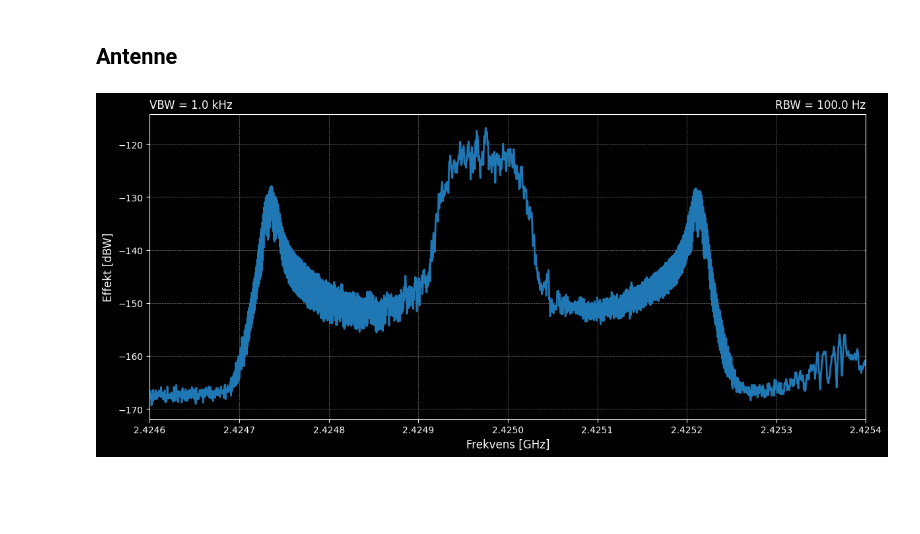
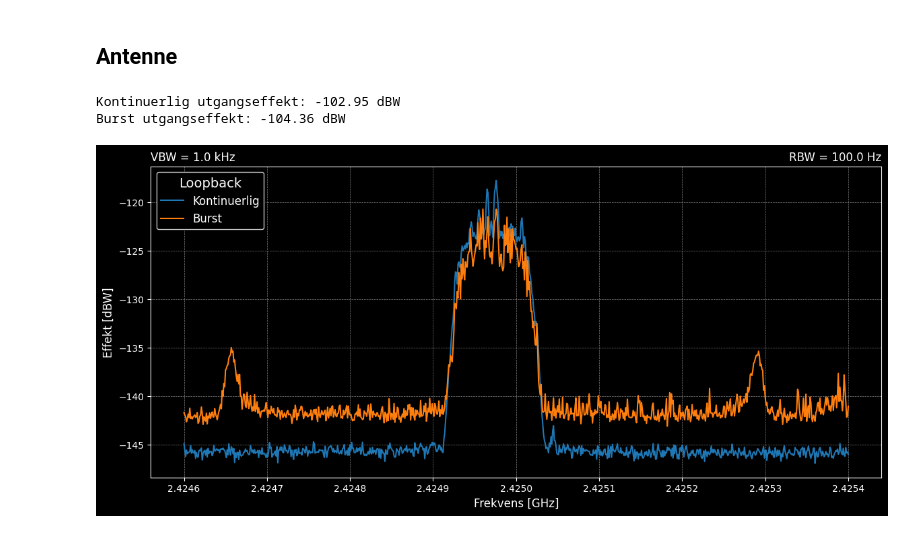
Before and after one commit to SkaugJr/TTT4145-Radiokommunikasjon, a Jupyter notebook: Prosjekt/Spektrum.ipynb, the cells around one changed output. Saved outputs shown, nothing was run; the diff lists cells and outputs as text; code cells hidden in the pictures; blank space fills up the shorter version.

```diff
--- a/Prosjekt/Spektrum.ipynb
+++ b/Prosjekt/Spektrum.ipynb
@@ -167,30 +134,82 @@ PlutoM peak offset: 24.79 kHz
 # %%
 import numpy as np
 import pandas as pd
 import matplotlib.pyplot as plt
 plt.style.use('dark_background')
 
-filnavn = "Måling/BurstAntenneSpektrum.csv"
+file_paths = [
+    "Måling/KontSpektrumAntenne.csv",
+    "Måling/BurstSpektrumAntenne.csv",]
+
 RBW = 100 # Hz
 VBW = 1000 # Hz
-start = 2424600000e-9
-stop = 2425400000e-9
-fc = 2.425e-9 # center frequency, GHz
 
 columns = ['Power [dBW]', 'Frequency[Hz]']
-spektrum = pd.read_csv(filnavn, sep=',', names=columns, skiprows=154)
-spektrum['Frequency[GHz]'] = spektrum['Frequency[Hz]'] / 1e9
+spektrum = {}
+keys = ['Kontinuerlig', 'Burst']
+spektrum = {key: pd.DataFrame() for key in keys}
+for file_path, key in zip(file_paths, keys):
+    spektrum[key] = pd.read_csv(file_path, sep=',', names=columns, skiprows=154)
+    spektrum[key]['Frequency[GHz]'] = spektrum[key]['Frequency[Hz]'] / 1e9
+    spektrum[key]['Power [dBW]'] = spektrum[key]['Power [dBW]']
 
+
+utgangseffekt = {'PlutoK': 0, 'PlutoM': 0} # dBm
+for key in keys:
+    utgangseffekt[key] = 10* np.log10(np.sum(10 ** (spektrum[key]['Power [dBW]'] / 10)))
+    print(f'{key} utgangseffekt: {utgangseffekt[key]:.2f} dBW')
+
+colors = ['tab:blue', 'tab:orange']
 plt.figure(figsize=(14,6))
-plt.plot(spektrum['Frequency[GHz]'], spektrum['Power [dBW]'], linestyle='-', color='tab:blue', label='Burst Signal', linewidth=2)
+for key, color in zip(keys, colors):
+    plt.plot(spektrum[key]['Frequency[GHz]'], spektrum[key]['Power [dBW]'], linestyle='-', color=color, label=key)
+
+# bw_thresholds = [3, 6, 10, 15, 20, 25]
+# for threshold in bw_thresholds:
+#     for key, color in zip(keys, colors):
+#         max_power = spektrum[key]['Power [dBW]'].rolling(window=150, center=True).mean().max() # Fjerner støy + peaks
+#         threshold_power = max_power - threshold
+#         # Find the frequency range where the power is above the threshold
+#         mask = spektrum[key]['Power [dBW]'] >= threshold_power
+#         freq_range = spektrum[key][mask]['Frequency[Hz]']
+#         bw = freq_range.max() - freq_range.min()
+
+#         if not freq_range.empty:
+#             plt.plot(freq_range / 1e9, [threshold_power] * len(freq_range), linestyle='--', color=color, alpha=1)
+#             if key == keys[0]:
+#                 plt.annotate(f'{-threshold} dB: {bw/1e3:.1f} kHz', xy=(freq_range.iloc[0] / 1e9 - 0.000005, threshold_power), color=color, fontsize=8, ha='right', va='bottom')
+#             elif key == keys[1]:
+#                 plt.annotate(f'{-threshold} dB: {bw/1e3:.1f} kHz', xy=(freq_range.iloc[-1] / 1e9 + 0.000005, threshold_power), color=color, fontsize=8, ha='left', va='bottom')
+# # Frekvens offset fra forventet LO-frekvens
+# for key, color in zip(keys,colors):
+#     # Calculate the mean power and frequency for each key
+#     vindu = 400
+#     f_max_index = spektrum[key]['Frequency[Hz]'][spektrum[key]['Power [dBW]'].rolling(window=vindu, center=True).mean() == spektrum[key]['Power [dBW]'].rolling(window=vindu, center=True).mean().max()].index[0]
+#     f_max = spektrum[key]['Frequency[Hz]'][f_max_index]
+#     f_c=2.425e9 # center frequency
+#     peak_offset = np.abs(f_max - f_c)/1e3
+#     print(f'{key} peak offset: {peak_offset:.2f} kHz')
+#     if key == keys[0]:
+#         plt.annotate(r'$f_c$ offset$\approx$'+f'\n{peak_offset:.1f} kHz', xy=(f_max/1e9, -100), color=color, fontsize=10, ha='right', va='top')
+#     elif key == keys[1]:
+#         plt.annotate(r'$f_c$ offset$\approx$'+f'\n{peak_offset:.1f} kHz', xy=(f_max/1e9, -100), color=color, fontsize=10, ha='left', va='top')
+
+
 
 plt.annotate('RBW = {:.1f} Hz'.format(RBW), xy=(1, 1.01), xycoords='axes fraction', fontsize=12, ha='right', va='bottom')
 plt.annotate('VBW = {:.1f} kHz'.format(VBW/1000), xy=(0, 1.01), xycoords='axes fraction', fontsize=12, ha='left', va='bottom')
 
+#plt.xticks(np.arange(2.42475, 2.42525, 0.00005),)
+#plt.yticks(np.arange(-135, -54, 5))
+#plt.xlim(2.42475, 2.42525)
+#plt.ylim(-135, -55)
 plt.grid(color='gray', linestyle='--', linewidth=0.5)
 plt.ylabel('Effekt [dBW]', fontsize=12)
 plt.xlabel('Frekvens [GHz]', fontsize=12)
-plt.xlim(start,stop)
+plt.legend(loc='upper left', fontsize=12,title="Loopback", title_fontsize=14, shadow=True, fancybox=True)
+plt.savefig('Figurer/LoopbackSpektrum.pdf', bbox_inches='tight')
 plt.show()
 # %% [output]
+Kontinuerlig utgangseffekt: -102.95 dBW
+Burst utgangseffekt: -104.36 dBW
-[figure, old version]
+[figure, new version]
```
Also changed, not shown: parts of 4 cells of this notebook, 27 other files.
